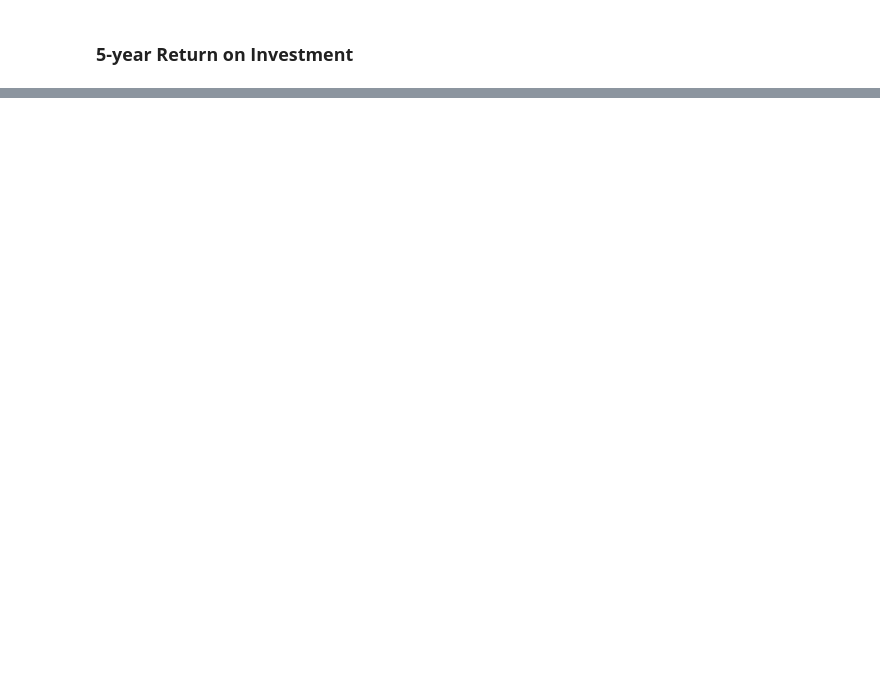
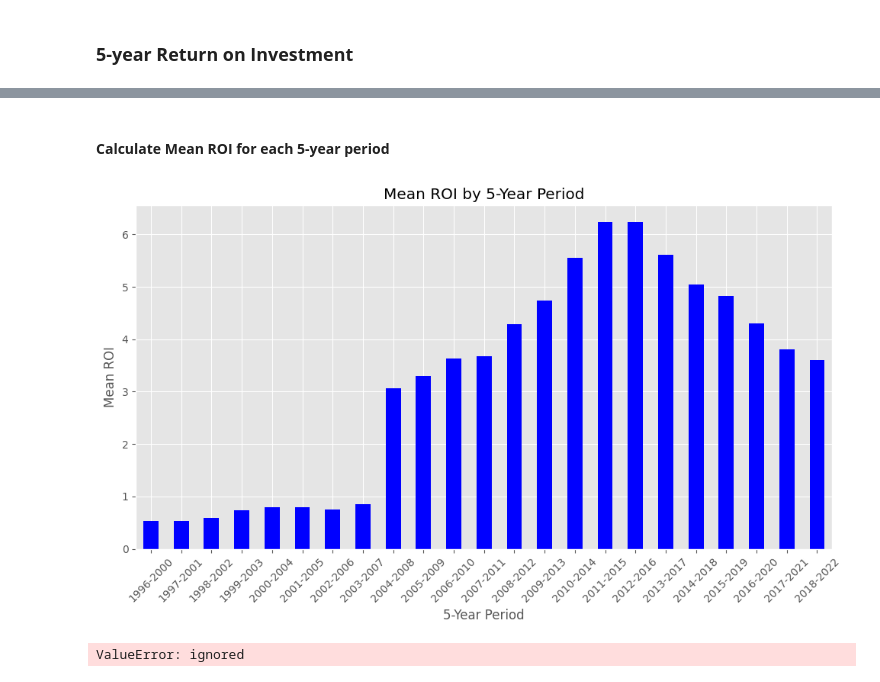
Before and after one commit to charles4data/Forecasting-Real-Estate-Prices---Time-Series-Modeling, a Jupyter notebook: Time_series_Analysis_Project.ipynb, the cells around one changed output, grey strips where cells are left out. Drawn from its saved outputs; the diff is of its cells as text; code cells hidden in the pictures; blank space fills up the shorter version.

```diff
--- a/Time_series_Analysis_Project.ipynb
+++ b/Time_series_Analysis_Project.ipynb
@@ -200,0 +275,2 @@ data.head()
+# %%
+melted_data = data.copy()
@@ -656,0 +412,12 @@ data_top10.shape
+# %%
+# Create a new 'year' column based on the year from the datetime index
+top_zipcodes_df['Year'] = top_zipcodes_df.index.year
+
+# Define a function to group dates into 5-year periods
+def create_5_year_periods(year):
+    return f"{year}-{year+4}"
+
+# Apply the function to create the '5-year-periods' column
+top_zipcodes_df['5-year-periods'] = top_zipcodes_df['Year'].apply(create_5_year_periods)
+
+top_zipcodes_df.tail()
@@ -656,0 +432,36 @@ data_top10.shape
+# %% [markdown]
+#### **Calculate Mean ROI for each 5-year period**
+# %%
+mean_roi_by_period = top_zipcodes_df.groupby('5-year-periods')['ROI'].mean()
+
+# Plotting the data
+plt.figure(figsize=(10, 6))
+mean_roi_by_period.plot(kind='bar', color='blue')
+plt.title('Mean ROI by 5-Year Period')
+plt.xlabel('5-Year Period')
+plt.ylabel('Mean ROI')
+plt.xticks(rotation=45)
+plt.tight_layout()
+plt.show()
+# %% [output]
+[figure, added]
+# %%
+# List of 5-year periods start and end years
+periods = [(1998, 2003), (2003, 2008), (2008, 2013), (2013, 2018)]
+
+# Create a new DataFrame to store ROI values
+roi_data = pd.DataFrame()
+
+# Calculate ROI for each period and store in the new DataFrame
+for start_year, end_year in periods:
+    start_col = str(start_year) + '-04'  # Assuming April data is available for each year
+    end_col = str(end_year) + '-04'
+
+    roi_data['ROI_' + str(start_year) + '-' + str(end_year)] = (
+        (data[end_col] - top_zipcodes_df[start_col]) / top_zipcodes_df[start_col]
+    ) * 100
+
+# Display the new DataFrame with ROI values for each period
+print(roi_data)
+# %% [output]
+ValueError: ignored
```
Also changed, not shown: parts of 112 cells of this notebook, 9 other files.
